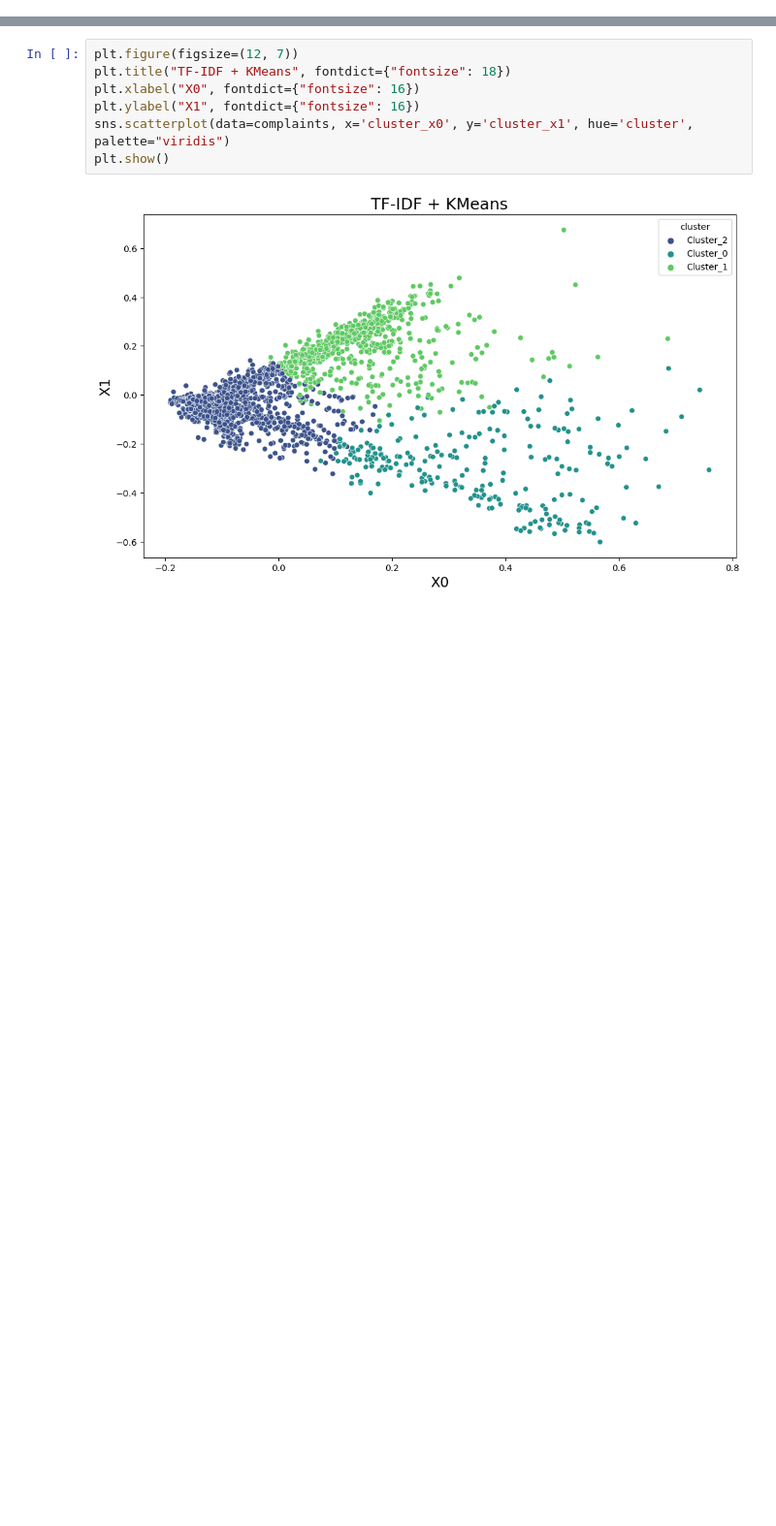
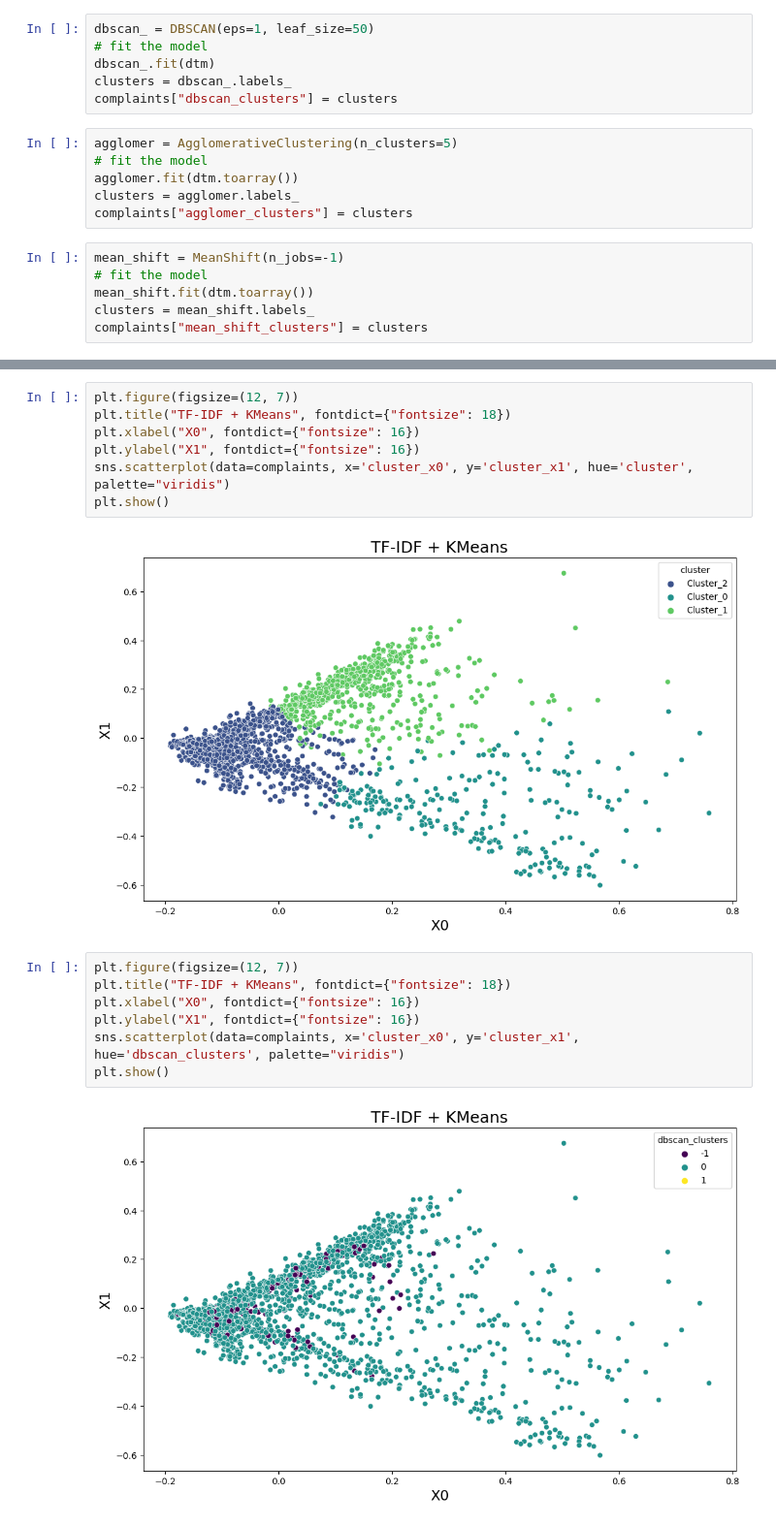
Before and after one commit to ret7020/MoscowMastersWorkflow, a Jupyter notebook: ComplaintWork/CD.ipynb, the cells around one changed output, grey strips where cells are left out. Shown at 97% size. Drawn from its saved outputs; the diff is of its cells as text; blank space fills up the shorter version.

Commit message:
Different Clustering methods

```diff
--- a/ComplaintWork/CD.ipynb
+++ b/ComplaintWork/CD.ipynb
@@ -447,3 +446,21 @@ kmeans = KMeans(n_clusters=3, random_state=42)
 kmeans.fit(dtm)
 
 clusters = kmeans.labels_
+# %%
+dbscan_ = DBSCAN(eps=1, leaf_size=50)
+# fit the model
+dbscan_.fit(dtm)
+clusters = dbscan_.labels_
+complaints["dbscan_clusters"] = clusters
+# %%
+agglomer = AgglomerativeClustering(n_clusters=5)
+# fit the model
+agglomer.fit(dtm.toarray())
+clusters = agglomer.labels_
+complaints["agglomer_clusters"] = clusters
+# %%
+mean_shift = MeanShift(n_jobs=-1)
+# fit the model
+mean_shift.fit(dtm.toarray())
+clusters = mean_shift.labels_
+complaints["mean_shift_clusters"] = clusters
@@ -502,3 +538,12 @@ sns.scatterplot(data=complaints, x='cluster_x0', y='cluster_x1', hue='cluster',
 plt.show()
 # %% [output]
 [figure]
+# %%
+plt.figure(figsize=(12, 7))
+plt.title("TF-IDF + KMeans", fontdict={"fontsize": 18})
+plt.xlabel("X0", fontdict={"fontsize": 16})
+plt.ylabel("X1", fontdict={"fontsize": 16})
+sns.scatterplot(data=complaints, x='cluster_x0', y='cluster_x1', hue='dbscan_clusters', palette="viridis")
+plt.show()
+# %% [output]
+[figure, added]
```
Also changed, not shown: parts of 23 cells of this notebook.
